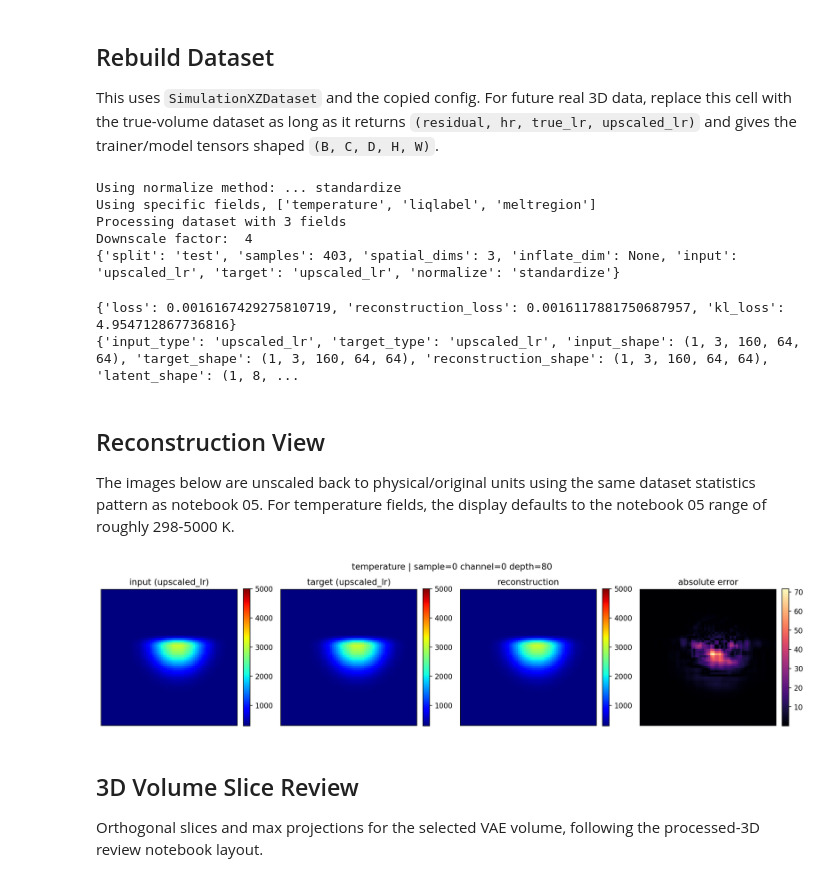
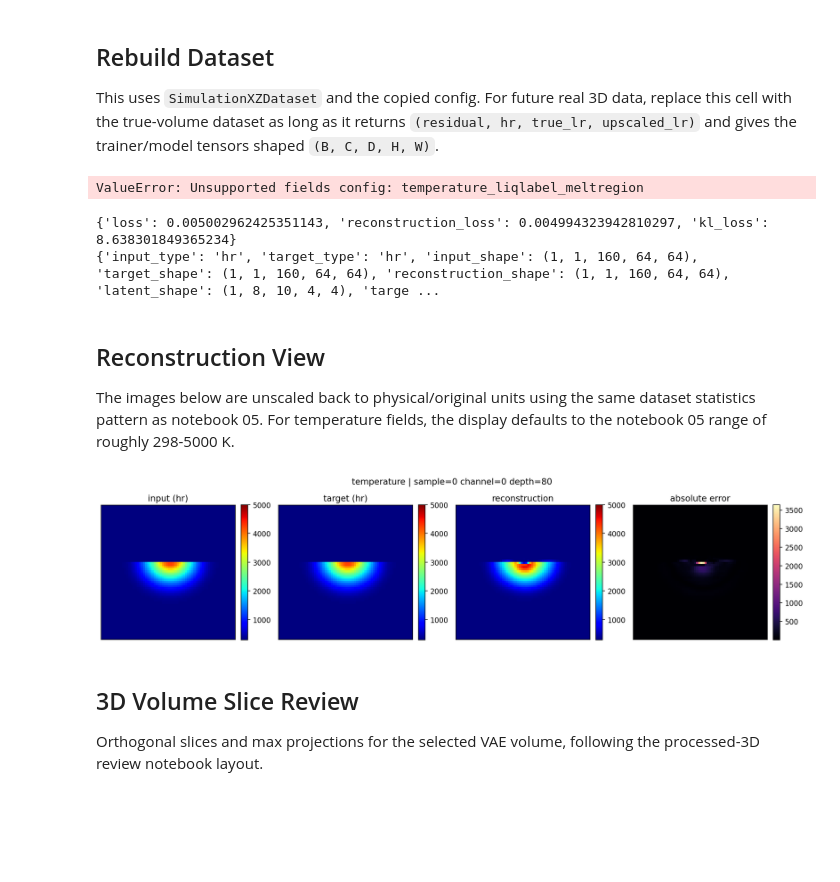
Before and after one commit to ngng-maker/DiffusionSR_shohom, a Jupyter notebook: diffusionsr/notebooks/06_vae_results.ipynb, the cells around one changed output. Drawn from its saved outputs; the diff is of its cells as text; code cells hidden in the pictures; blank space fills up the shorter version.

Commit message:
not a curse, but the 3d multifield is still very broken

```diff
--- a/diffusionsr/notebooks/06_vae_results.ipynb
+++ b/diffusionsr/notebooks/06_vae_results.ipynb
@@ -39,9 +39,8 @@ PROJECT_ROOT, DEVICE
 `RUN_DIR` should point at a VAE run directory. Current runners usually save under `diffusionsr/runs/...` when launched from `diffusionsr/`.
 # %%
 RUN_DIR = PROJECT_ROOT / "diffusionsr" / "runs" / "direct" / "vae2d" / "2026_05_18_15_08_05" / "standardize" / "n_steps_1"
-RUN_DIR = "/home/shohom-tfc/src/LPBFDiffusionSR/diffusionsr/runs/direct/vae3d/2026_06_03_08_34_00/standardize/n_steps_1"#"/home/shohom-tfc/src/LPBFDiffusionSR/diffusionsr/runs/direct/vae3d/2026_05_18_20_23_00/standardize/n_steps_1"
-MULTIFIELD_VAE_RUN_DIR = PROJECT_ROOT / "diffusionsr" / "runs" / "direct" / "vae3d" / "2026_06_03_08_34_00" / "standardize" / "n_steps_1"
-# RUN_DIR = MULTIFIELD_VAE_RUN_DIR
+RUN_DIR = "/home/sboseban/code/LPBFDiffusionSR_dev/diffusionsr/runs/direct/vae3d/2026_06_08_17_47_57/standardize/n_steps_1"
+RUN_DIR = "/home/sboseban/code/LPBFDiffusionSR_dev/diffusionsr/runs/direct/vae3d/2026_06_14_19_10_12/standardize/n_steps_1"
 CHECKPOINT_NAME = "best_model.pth"  # or "ckpt.pth"
 DATA_SPLIT = "test"  # "dev" is often useful if test stats/data are not present yet
 BATCH_SIZE = 1
@@ -108,19 +107,16 @@ This uses `SimulationXZDataset` and the copied config. For future real 3D data,
 # %%
 def config_to_field_names(config_dict):
     fields = config_dict.get("fields")
-    field_aliases = {"melt_region": "meltregion"}
     if fields == "temperature":
         return ["temperature"]
     if fields == "temperature_liqlabel":
         return ["temperature", "liqlabel"]
-    if fields in ["temperature_liqlabel_meltregion", "temperature_liqlabel_melt_region"]:
-        return ["temperature", "liqlabel", "meltregion"]
     if fields == "all_but_pressure":
         return ["vx", "temperature", "vy", "vz", "liqlabel"]
     if fields in ["all", None]:
         return None
     if isinstance(fields, (list, tuple)):
-        return [field_aliases.get(field, field) for field in fields]
+        return list(fields)
     raise ValueError(f"Unsupported fields config: {fields}")
 
 
@@ -222,11 +218,7 @@ print({
     "normalize": dataset.normalize,
 })
 # %% [output]
-Using normalize method: ... standardize
-Using specific fields, ['temperature', 'liqlabel', 'meltregion']
-Processing dataset with 3 fields
-Downscale factor:  4
-{'split': 'test', 'samples': 403, 'spatial_dims': 3, 'inflate_dim': None, 'input': 'upscaled_lr', 'target': 'upscaled_lr', 'normalize': 'standardize'}
+ValueError: Unsupported fields config: temperature_liqlabel_meltregion
 # %%
 TARGET_INDEX = {"residual": 0, "hr": 1, "high_resolution": 1, "lr": 2, "true_lr": 2, "upscaled_lr": 3}
 target_type = trainer_config.get("target_type", config.get("vae_target", "hr"))
@@ -287,8 +279,8 @@ print({
     "reconstruction_unscaled_range": (float(np.nanmin(reconstruction_unscaled)), float(np.nanmax(reconstruction_unscaled))),
 })
 # %% [output]
-{'loss': 0.0016167429275810719, 'reconstruction_loss': 0.0016117881750687957, 'kl_loss': 4.954712867736816}
-{'input_type': 'upscaled_lr', 'target_type': 'upscaled_lr', 'input_shape': (1, 3, 160, 64, 64), 'target_shape': (1, 3, 160, 64, 64), 'reconstruction_shape': (1, 3, 160, 64, 64), 'latent_shape': (1, 8, ...
+{'loss': 0.005002962425351143, 'reconstruction_loss': 0.004994323942810297, 'kl_loss': 8.638301849365234}
+{'input_type': 'hr', 'target_type': 'hr', 'input_shape': (1, 1, 160, 64, 64), 'target_shape': (1, 1, 160, 64, 64), 'reconstruction_shape': (1, 1, 160, 64, 64), 'latent_shape': (1, 8, 10, 4, 4), 'targe ...
 # %% [markdown]
 ## Reconstruction View
 
@@ -313,7 +305,7 @@ def display_settings(dataset, data_type, channel_index):
     field_name = field_names[channel_index % len(field_names)] if field_names else "field"
     if data_type != "residual" and field_name == "temperature":
         return "jet", 298.0, 5000.0, field_name
-    if field_name in ["liqlabel", "meltregion"]:
+    if field_name == "liqlabel":
         return "gray", 0.0, 1.0, field_name
     return "viridis", None, None, field_name
 
@@ -334,34 +326,34 @@ recon_slice, _, _, _ = display_slice(
     reconstruction_unscaled,
     SAMPLE_INDEX,
     CHANNEL_INDEX,
     DEPTH_INDEX,
 )
 error_slice = np.abs(recon_slice - target_slice)
 
 cmap, vmin, vmax, field_name = display_settings(dataset, target_type, target_channel_idx)
 input_cmap, input_vmin, input_vmax, input_field_name = display_settings(dataset, input_type, input_channel_idx)
 
 fig, axes = plt.subplots(1, 4, figsize=(14, 3.5), dpi=160)
 panels = [
     (f"input ({input_type})", input_slice, input_cmap, input_vmin, input_vmax),
     (f"target ({target_type})", target_slice, cmap, vmin, vmax),
     ("reconstruction", recon_slice, cmap, vmin, vmax),
     ("absolute error", error_slice, "magma", None, None),
 ]
 for ax, (title, array, panel_cmap, panel_vmin, panel_vmax) in zip(axes, panels):
     im = ax.imshow(array.T, origin="lower", cmap=panel_cmap, vmin=panel_vmin, vmax=panel_vmax)
     ax.set_title(title)
     ax.set_xticks([])
     ax.set_yticks([])
     fig.colorbar(im, ax=ax, fraction=0.046, pad=0.04)
 fig.suptitle(
     f"{field_name} | sample={sample_idx} channel={target_channel_idx}"
     + (f" depth={used_depth}" if used_depth is not None else "")
 )
 fig.tight_layout()
 plt.show()
 # %% [output]
-[figure, old version]
+[figure, new version]
 # %% [markdown]
 ## 3D Volume Slice Review
 
```
Also changed, not shown: parts of 13 cells of this notebook, 8 other files.
